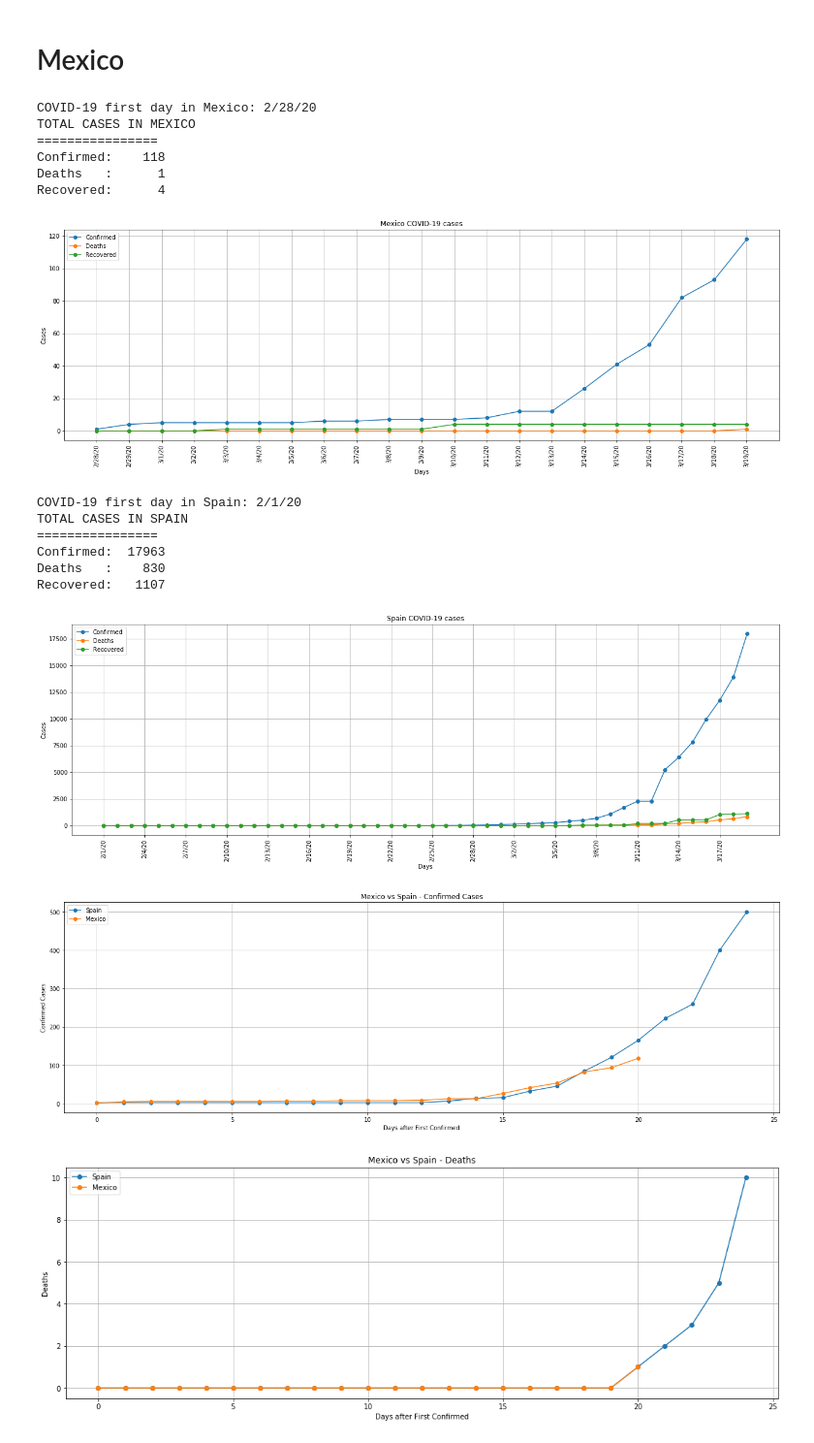
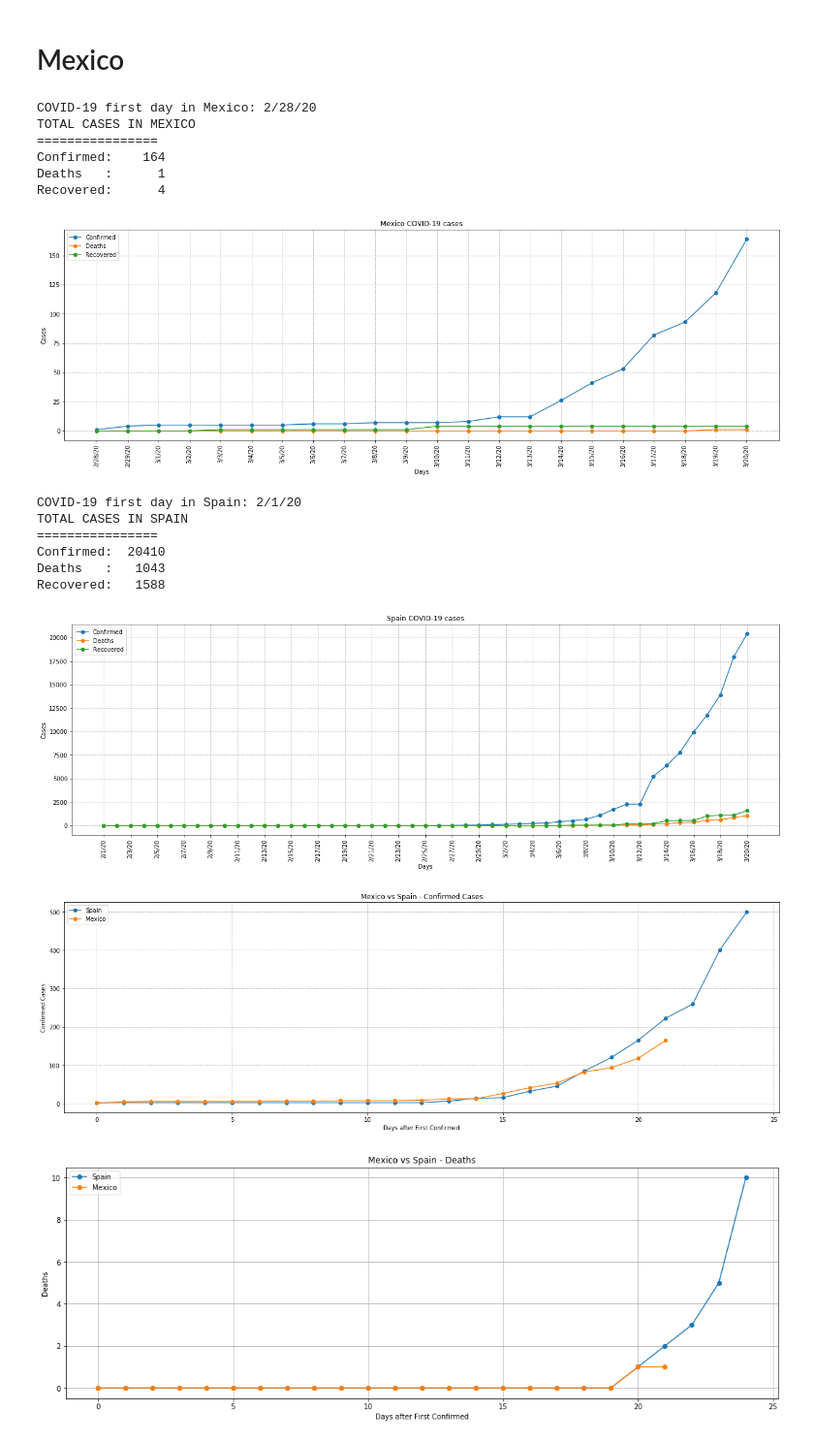
Before and after one commit to HiramHerrera/COVID-19, a Jupyter notebook: MXdata/covid_stats.ipynb, the cells around one changed output. Shown: that part at 97% size. Cells and saved outputs as stored; diff of their text form; code cells hidden in the pictures.

```diff
--- a/MXdata/covid_stats.ipynb
+++ b/MXdata/covid_stats.ipynb
@@ -37,11 +38,11 @@ def getCountryStats(country='World'):
     plt.xlabel('Days')
     plt.legend()
     plt.tight_layout()
-    plt.grid()
+    plt.grid(linestyle='--')
     if max(data['Confirmed']['people'])>15000:
         plt.yscale('log')
     if len(data[case]['days'][start])>30:
-        plt.xticks(data[case]['days'][start][::3])
+        plt.xticks(data[case]['days'][start][::2])
     plt.tick_params(axis='x',rotation=90)
     plt.savefig('Plots/{}.png'.format(country.lower()),bbox_inches = "tight")
     return data
@@ -65,10 +66,10 @@ mxStats=getCountryStats('Mexico')
 COVID-19 first day in Mexico: 2/28/20
 TOTAL CASES IN MEXICO
 ================
-Confirmed:    118
+Confirmed:    164
 Deaths   :      1
 Recovered:      4
-[figure, old version]
+[figure, new version]
 # %%
 spStats=getCountryStats('Spain')
 plt.yscale('linear')
@@ -76,27 +77,27 @@ plt.yscale('linear')
 COVID-19 first day in Spain: 2/1/20
 TOTAL CASES IN SPAIN
 ================
-Confirmed:  17963
-Deaths   :    830
-Recovered:   1107
+Confirmed:  20410
+Deaths   :   1043
+Recovered:   1588
-[figure, old version]
+[figure, new version]
 # %%
 plt.figure(figsize=(18,6))
 mx=mxStats['Confirmed']['people']>0
 sp=spStats['Confirmed']['people']>0
 daysSp=np.arange(25)
 daysMx=np.arange(len(mxStats['Confirmed']['days'][mx]))
 plt.plot(daysSp,spStats['Confirmed']['people'][sp][11:36],'-o',label='Spain')
 plt.plot(daysMx,mxStats['Confirmed']['people'][mx],'-o',label='Mexico')
 plt.title('Mexico vs Spain - Confirmed Cases')
 plt.ylabel('Confirmed Cases')
 plt.xlabel('Days after First Confirmed')
-plt.grid()
+plt.grid(linestyle='--')
 plt.legend()
 plt.tight_layout()
 plt.savefig('Plots/spvsmx_confirmed.png')
 # %% [output]
-[figure, old version]
+[figure, new version]
 # %%
 plt.figure(figsize=(18,6))
 plt.title('Mexico vs Spain - Deaths')
```
Also changed, not shown: parts of 2 cells of this notebook, 5 other files.
